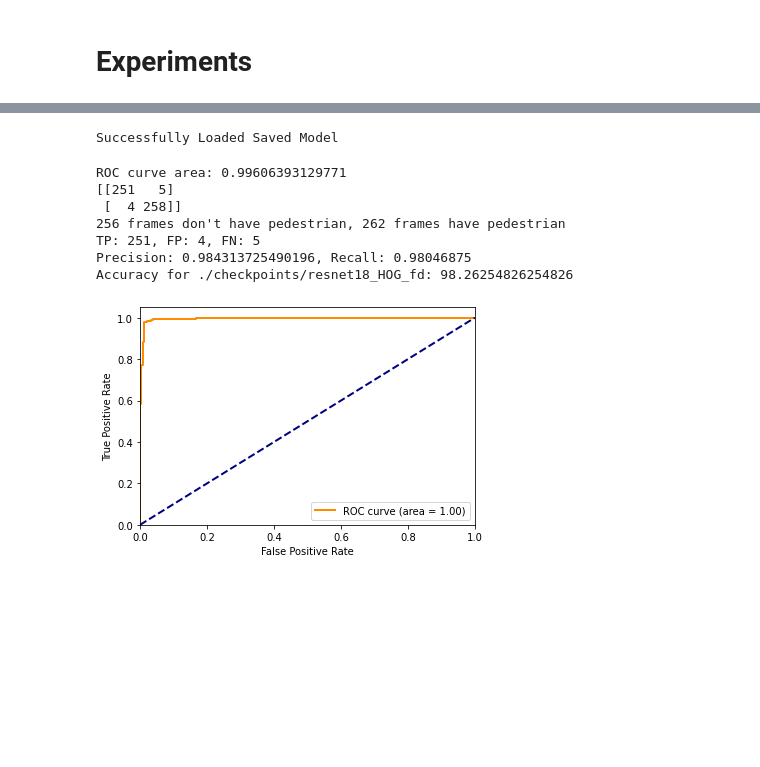
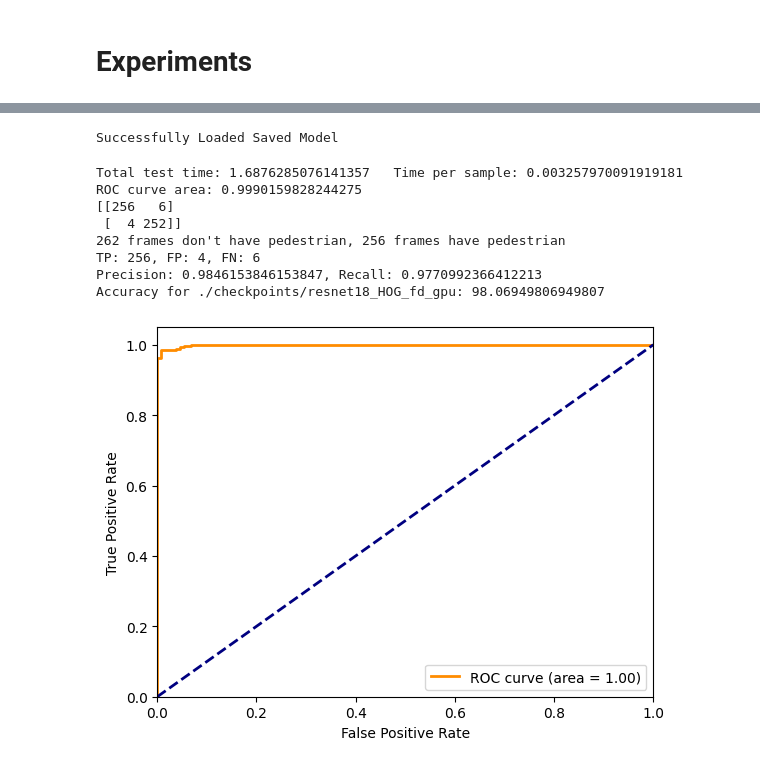
Before and after one commit to mhtang2/HOGPedestrianDetection, a Jupyter notebook: hog_model.ipynb, the cells around one changed output, grey strips where cells are left out. Saved outputs shown, nothing was run; the diff lists cells and outputs as text; code cells hidden in the pictures; blank space fills up the shorter version.

```diff
--- a/hog_model.ipynb
+++ b/hog_model.ipynb
@@ -166,5 +183,5 @@ def train(model, train_dataloader, val_dataloader, save_path):
 # %%
-save_path = "./checkpoints/resnet18_HOG_fd"
+save_path = "./checkpoints/resnet18_HOG_fd_gpu"
 
 model = torchvision.models.resnet18(weights = None)
 model.conv1 = torch.nn.Conv2d(2*2*9, 64, kernel_size=(7, 7), stride=(2, 2), padding=(3, 3), bias=False)
@@ -179,6 +196,6 @@ except Exception as error:
     print(error)
 model.to(device)
 
-train(model, train_dataloader, val_dataloader, save_path)
+train_errors, val_errors = train(model, train_dataloader, val_dataloader, save_path)
 # %% [output]
 Failed to load Saved Model
@@ -251,6 +244,6 @@ Precision: 0.9885496183206107, Recall: 0.9700374531835206
 # %%
 def test(model, test_dataloader, save_path, test_type):
-
+    starttime = time()
     correct = 0
     total = 0
     model.eval()
@@ -275,6 +268,8 @@ def test(model, test_dataloader, save_path, test_type):
             all_pred_probs = torch.cat((all_pred_probs, outputs.data))
             # break # TODO: remove this
 
+    testtime = time() - starttime
+    print(f"Total test time: {testtime}   Time per sample: {testtime / len(test_dataloader.dataset)}")
     # Let's say y_true is your true binary labels and y_pred_probs is the predicted probabilities for the positive class
     # You should replace them with your actual variables
 
@@ -308,24 +303,25 @@ def test(model, test_dataloader, save_path, test_type):
 # %%
 model = torchvision.models.resnet18(weights = None)
 model.conv1 = torch.nn.Conv2d(2*2*9, 64, kernel_size=(7, 7), stride=(2, 2), padding=(3, 3), bias=False)
 model.fc = torch.nn.Linear(in_features=512, out_features=2, bias=True)
 model = torch.nn.DataParallel(model)
 try:
     model.load_state_dict(torch.load(save_path))
     print("Successfully Loaded Saved Model")
 except Exception as error:
     print("Failed to load Saved Model")
     print(error)
 model.to(device)
 
-test(model, test_dataloader, save_path, "RGB")
+test(model, test_dataloader, save_path, "HOG")
 # %% [output]
 Successfully Loaded Saved Model
-ROC curve area: 0.99606393129771
-[[251   5]
- [  4 258]]
-256 frames don't have pedestrian, 262 frames have pedestrian
-TP: 251, FP: 4, FN: 5
-Precision: 0.984313725490196, Recall: 0.98046875
-Accuracy for ./checkpoints/resnet18_HOG_fd: 98.26254826254826
+Total test time: 1.6876285076141357   Time per sample: 0.003257970091919181
+ROC curve area: 0.9990159828244275
+[[256   6]
+ [  4 252]]
+262 frames don't have pedestrian, 256 frames have pedestrian
+TP: 256, FP: 4, FN: 6
+Precision: 0.9846153846153847, Recall: 0.9770992366412213
+Accuracy for ./checkpoints/resnet18_HOG_fd_gpu: 98.06949806949807
-[figure, old version]
+[figure, new version]
```
Also changed, not shown: parts of 6 cells of this notebook, 2 other files.
